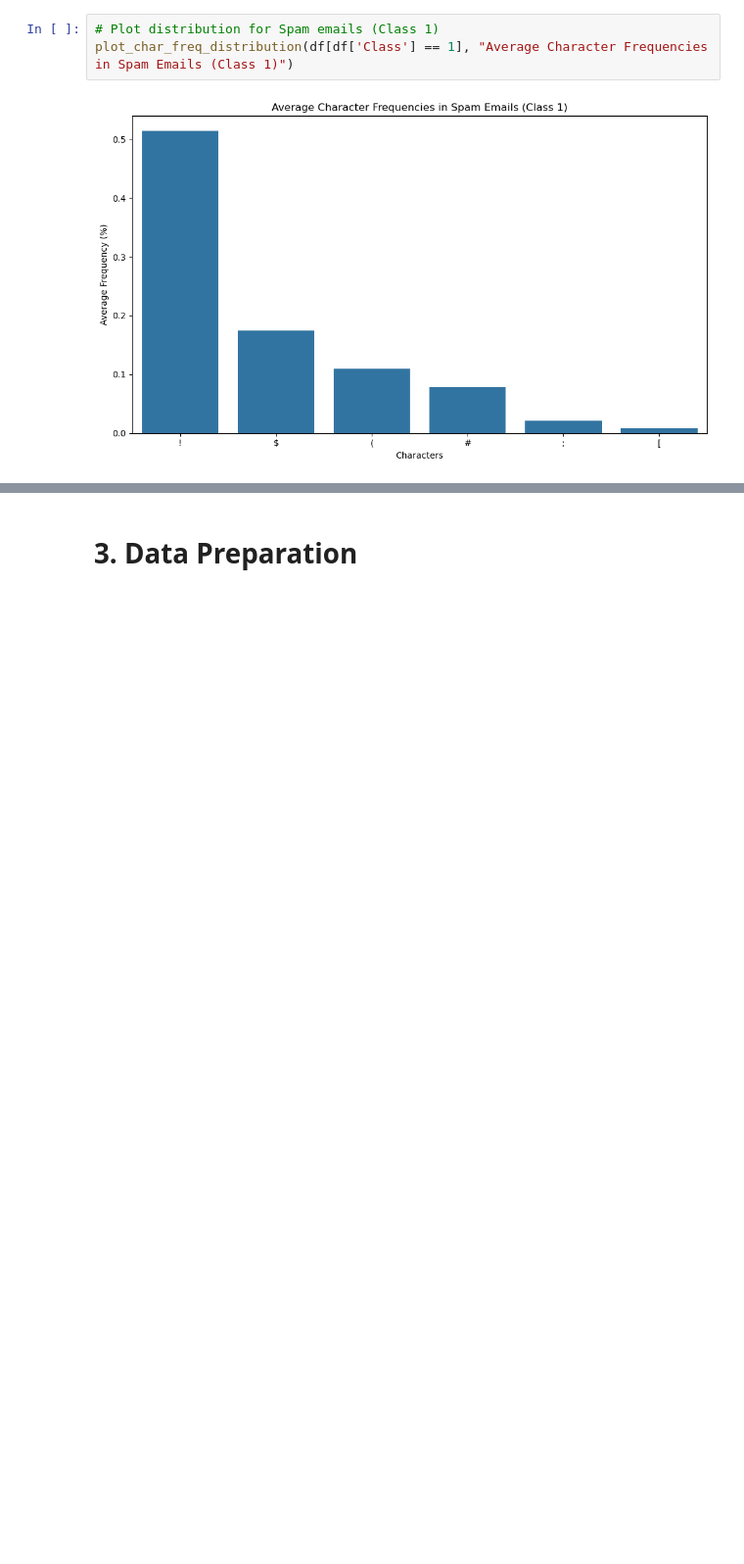
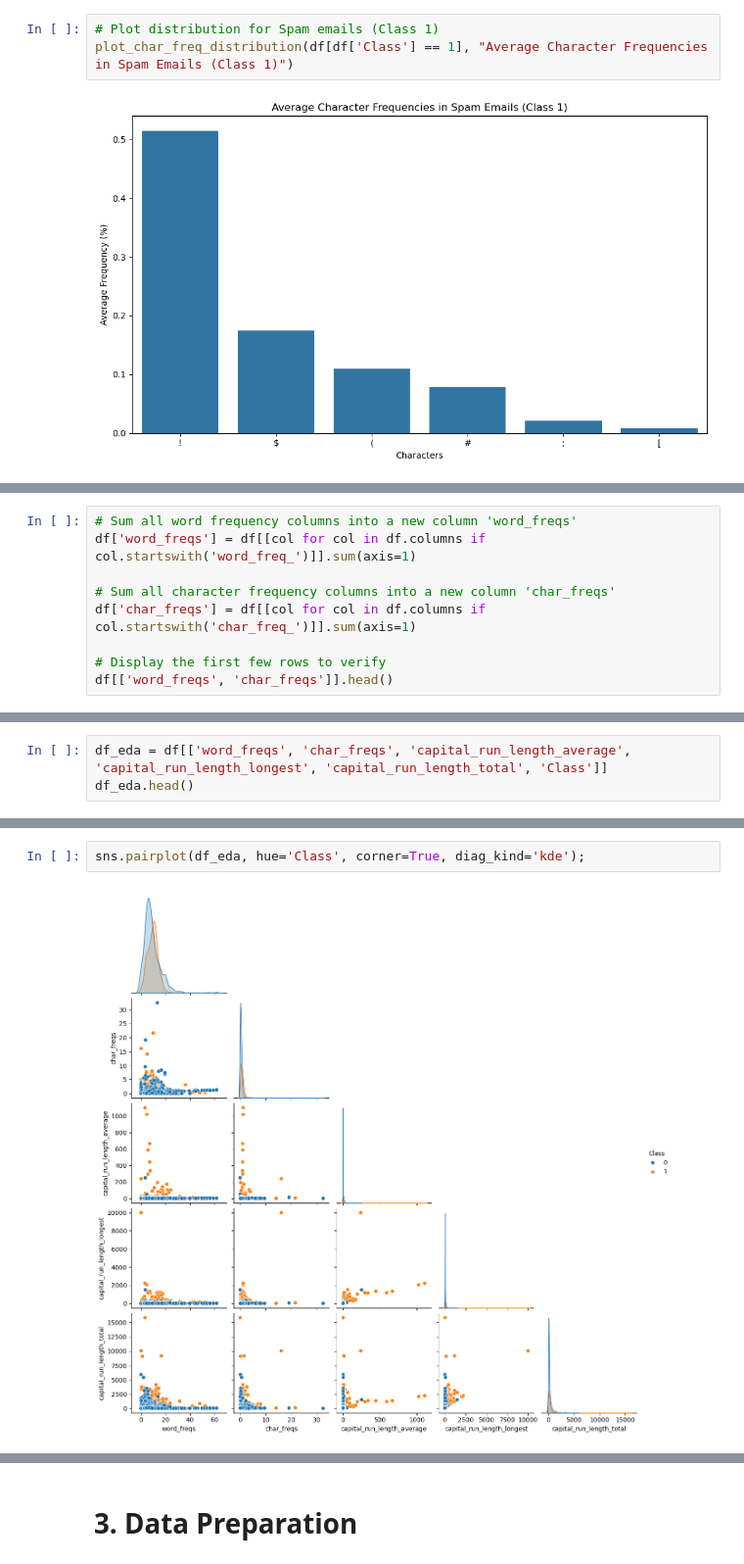
Before and after one commit to hansdarmawann/spambase-lgbm, a Jupyter notebook: spb_hd.ipynb, the cells around one changed output, grey strips where cells are left out. Shown at 98% size. Cells and saved outputs as stored; diff of their text form; blank space fills up the shorter version.

```diff
--- a/spb_hd.ipynb
+++ b/spb_hd.ipynb
@@ -224,0 +227,9 @@ plot_char_freq_distribution(df[df['Class'] == 1], "Average Character Frequencies
+# %%
+# Sum all word frequency columns into a new column 'word_freqs'
+df['word_freqs'] = df[[col for col in df.columns if col.startswith('word_freq_')]].sum(axis=1)
+
+# Sum all character frequency columns into a new column 'char_freqs'
+df['char_freqs'] = df[[col for col in df.columns if col.startswith('char_freq_')]].sum(axis=1)
+
+# Display the first few rows to verify
+df[['word_freqs', 'char_freqs']].head()
@@ -224,0 +243,3 @@ plot_char_freq_distribution(df[df['Class'] == 1], "Average Character Frequencies
+# %%
+df_eda = df[['word_freqs', 'char_freqs', 'capital_run_length_average', 'capital_run_length_longest', 'capital_run_length_total', 'Class']]
+df_eda.head()
@@ -224,0 +253,4 @@ plot_char_freq_distribution(df[df['Class'] == 1], "Average Character Frequencies
+# %%
+sns.pairplot(df_eda, hue='Class', corner=True, diag_kind='kde');
+# %% [output]
+[figure, added]
```
Also changed, not shown: parts of 7 cells of this notebook.
